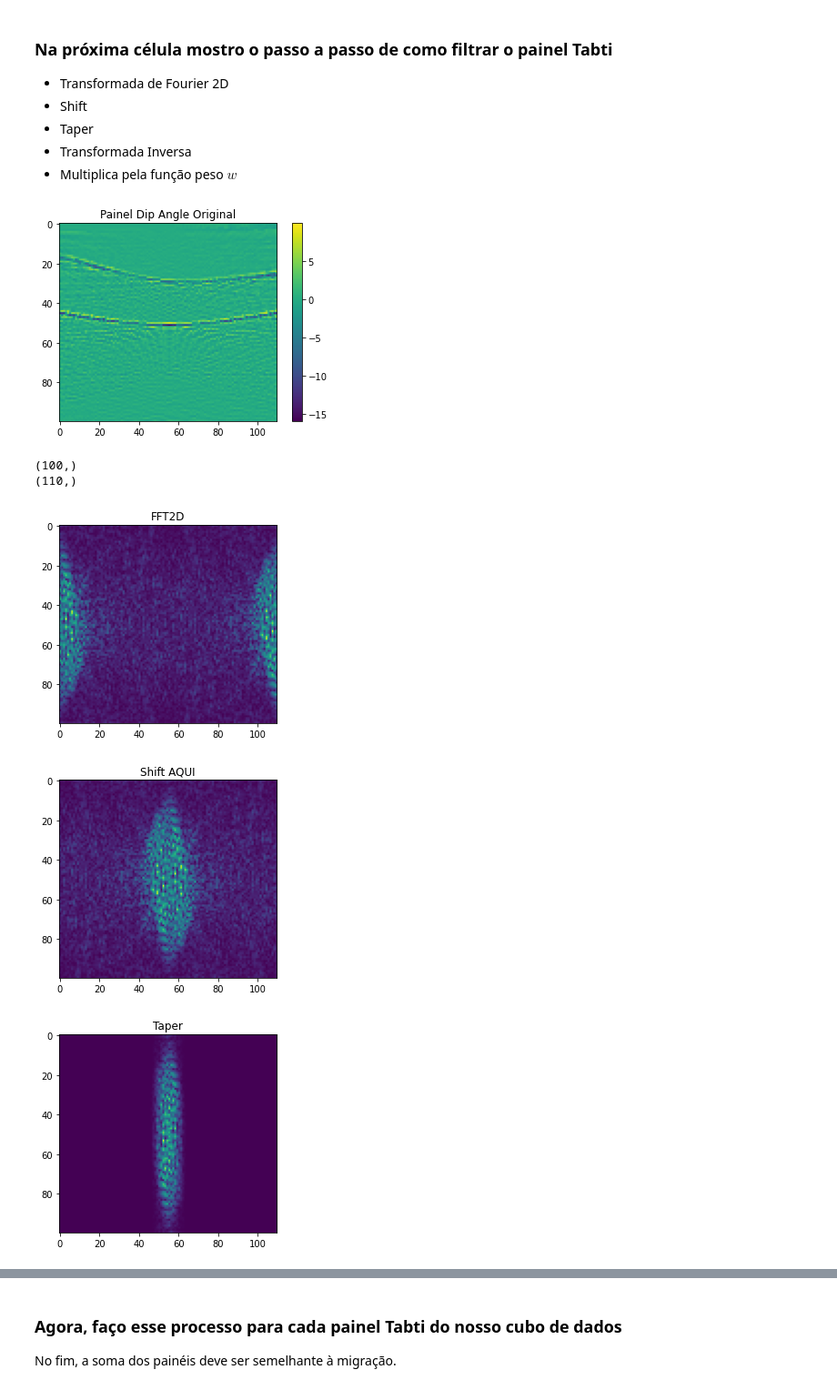
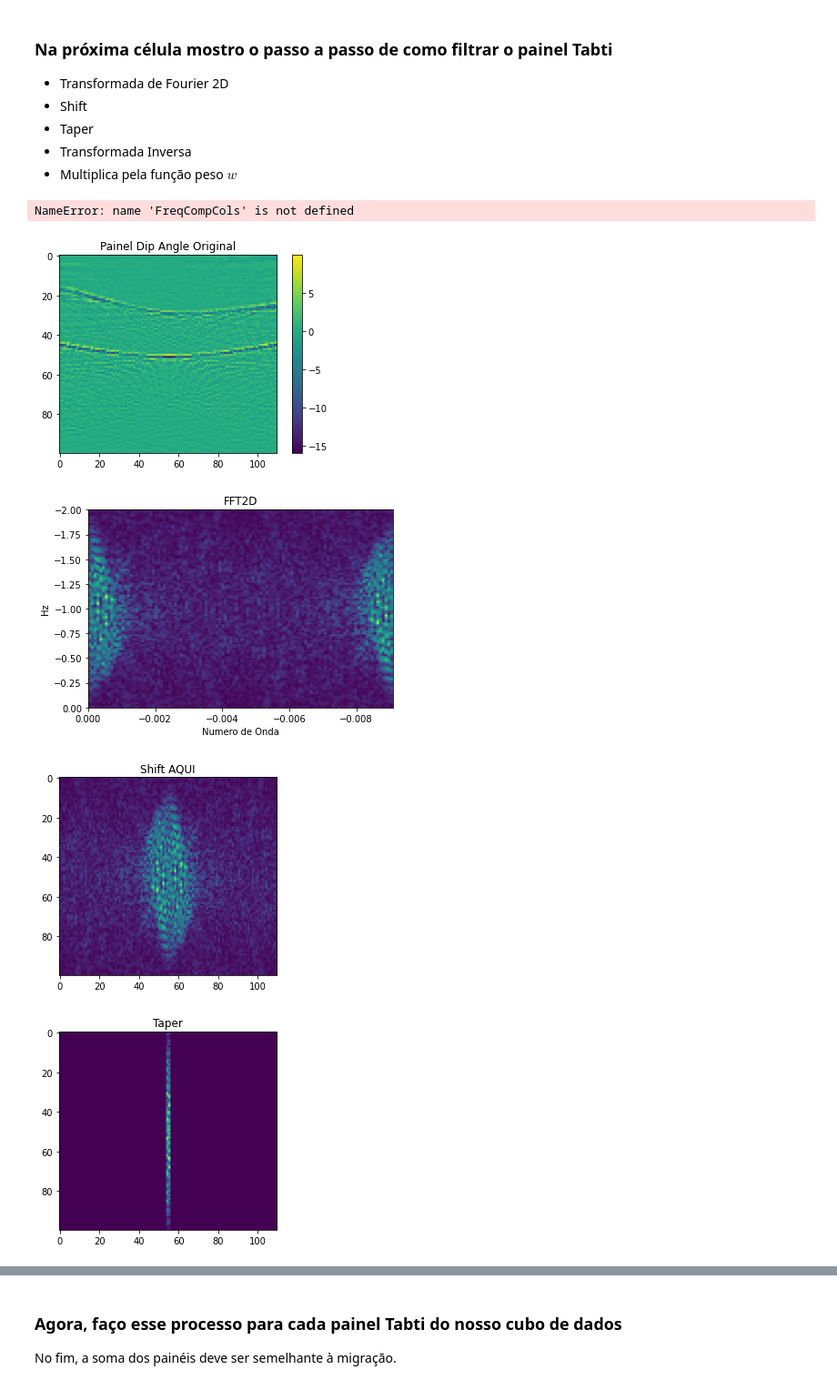
Before and after one commit to GuilhermeZakarewicz/DiffraPy, a Jupyter notebook: Old_Codes/DipAngleDomain.ipynb, the cells around one changed output, grey strips where cells are left out. Shown at 91% size. Saved outputs shown, nothing was run; the diff lists cells and outputs as text; code cells hidden in the pictures.

```diff
--- a/Old_Codes/DipAngleDomain.ipynb
+++ b/Old_Codes/DipAngleDomain.ipynb
@@ -65,7 +67,7 @@ SW=np.ones([nz,nx])*1/c
 # %%
 #Tabela do Tempo de Transito
 
-with open('Data/CSG_diffbar/Tabti/raiosTabti.npy', 'rb') as f:
+with open('../Data/CSG_diffbar/Tabti/raiosTabti.npy', 'rb') as f:
     TTh = np.load(f)
 
 timer=np.round(TTh/dt)+1
@@ -86,7 +88,7 @@ path = "Data/CSG_diffbar/Tabti/dipangle_example"
 files = []
 
 for i in range(nx):
-    filename = 'Data/CSG_diffbar/Tabti/dipangle_example_{}'.format(i)
+    filename = '../Data/CSG_diffbar/Tabti/dipangle_example_{}'.format(i)
     with open(filename, 'rb') as file:
         (gather) = np.load(file)
         files.append(gather)
@@ -108,10 +110,10 @@ x_ini=z_ini=0
 #with open("Data/CSG_diffbar/Tabti/dipangle_semblance", "wb") as f:
 #    np.save(f,sm)
 # %%
-with open("Data/CSG_diffbar/Tabti/dipangle_dip", "rb") as f:
+with open("../Data/CSG_diffbar/Tabti/dipangle_dip", "rb") as f:
     pm = np.load(f)
 
-with open("Data/CSG_diffbar/Tabti/dipangle_semblance", "rb") as f:
+with open("../Data/CSG_diffbar/Tabti/dipangle_semblance", "rb") as f:
     sm = np.load(f)
 
 from mpl_toolkits.axes_grid1 import make_axes_locatable
@@ -234,6 +237,19 @@ plt.show()
 - Taper
 - Transformada Inversa
 - Multiplica pela função peso $w$
+# %%
+dcol = (FreqCompCols[1] - FreqCompCols[0])
+drow = (FreqCompRows[1] - FreqCompRows[0])
+
+init_col = FreqCompCols[0]
+fim_col = FreqCompCols[-1]
+init_row = FreqCompRows[0]
+fim_row = FreqCompRows[-1]
+
+print(len(FreqCompCols))
+print(len(FreqCompRows))
+# %% [output]
+NameError: name 'FreqCompCols' is not defined
 # %%
 dip_angle = []
 
@@ -251,46 +267,55 @@ plt.show()
 
 fk = scipy.fft.fft2(dip_angle_55)
 
-FreqCompRows = np.fft.fftfreq(fk.shape[0])
-FreqCompCols = np.fft.fftfreq(fk.shape[1])
 
-print(np.shape(FreqCompRows))
-print(np.shape(FreqCompCols))
+###### TENTANDO FAZER O FFTFREQ 2D
+FreqCompRows = np.fft.fftfreq(fk.shape[0],d=dt) #tempo
+FreqCompCols = np.fft.fftfreq(fk.shape[1],d=dx) #espaço
 
-plt.imshow(np.abs(fk))
+dcol = (FreqCompCols[1] - FreqCompCols[0])
+drow = (FreqCompRows[1] - FreqCompRows[0])
+
+init_col = FreqCompCols[0]
+fim_col = FreqCompCols[-1]
+init_row = FreqCompRows[0]
+fim_row = FreqCompRows[-1]
+###### FALHANDO COMO SEMPRE
+
+
+plt.imshow(np.abs(fk),extent=[init_col,fim_col,init_row,fim_row],aspect="auto") #VERIFICAR!
 plt.title("FFT2D")
+plt.xlabel("Numero de Onda")
+plt.ylabel("Hz")
 plt.show()
 
 fk = scipy.fft.fftshift(fk,axes=1)
 
 plt.imshow(np.abs(fk))
 plt.title("Shift AQUI")
 plt.show()
 
-tap = tabti_taper(nx,nz,10)
+tap = tabti_taper(nx,nz,2)
 fk_tapered = fk*tap
 
 plt.imshow(np.abs(fk_tapered))
 plt.title("Taper")
 plt.show()
 
 new_tapered = scipy.fft.ifft2(fk_tapered)
 
 plt.imshow(np.abs(new_tapered))
 plt.title("IFFT2D")
 plt.colorbar()
 plt.show()
 
 dip_final = new_tapered*(1-ws[55]**8)
 
 plt.imshow(np.abs(dip_final))
 plt.title("Painel * (1 - w)")
 plt.colorbar()
 plt.show()
 # %% [output]
 [figure]
-(100,)
-(110,)
-[figure, old version]
+[figure, new version]
 [figure]
-[figure, old version]
+[figure, new version]
```
Also changed, not shown: parts of 38 cells of this notebook, 42 other files.
